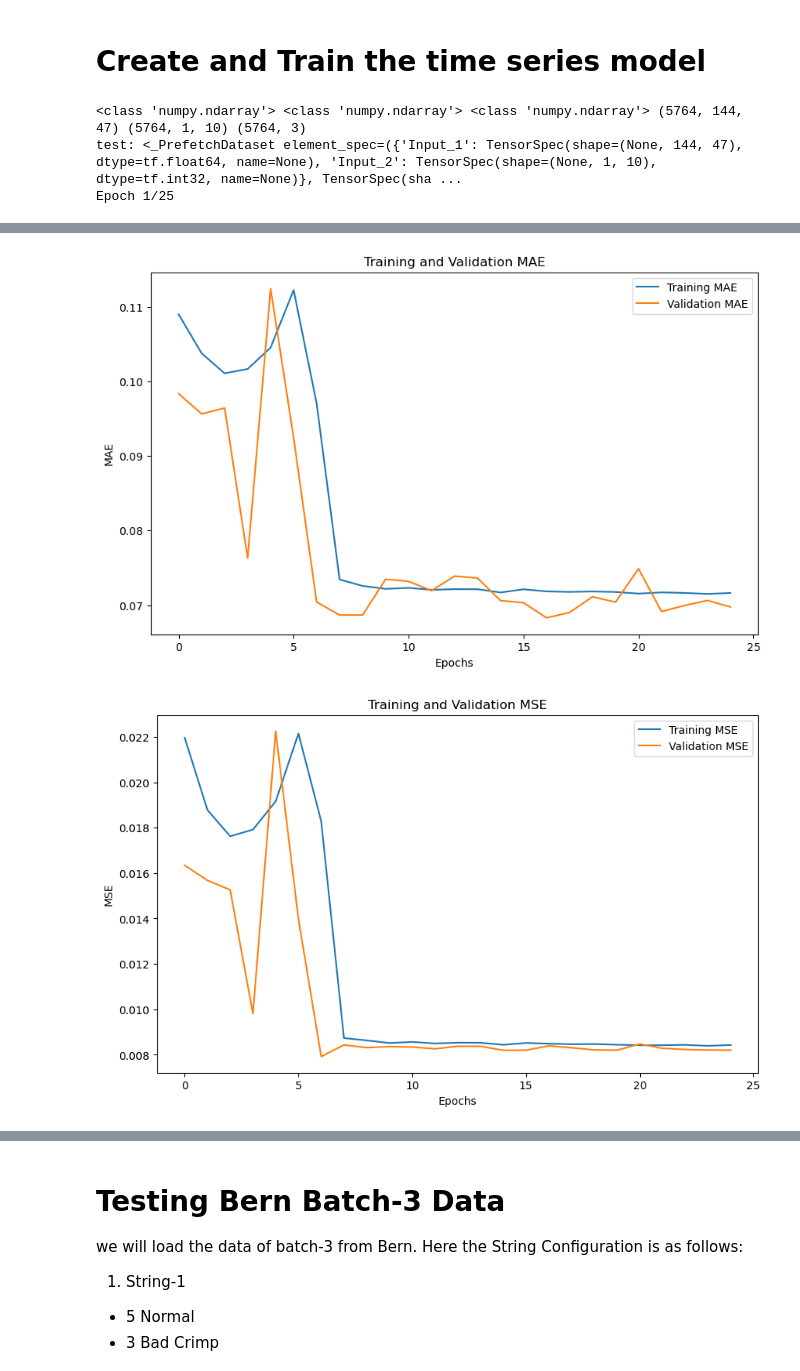
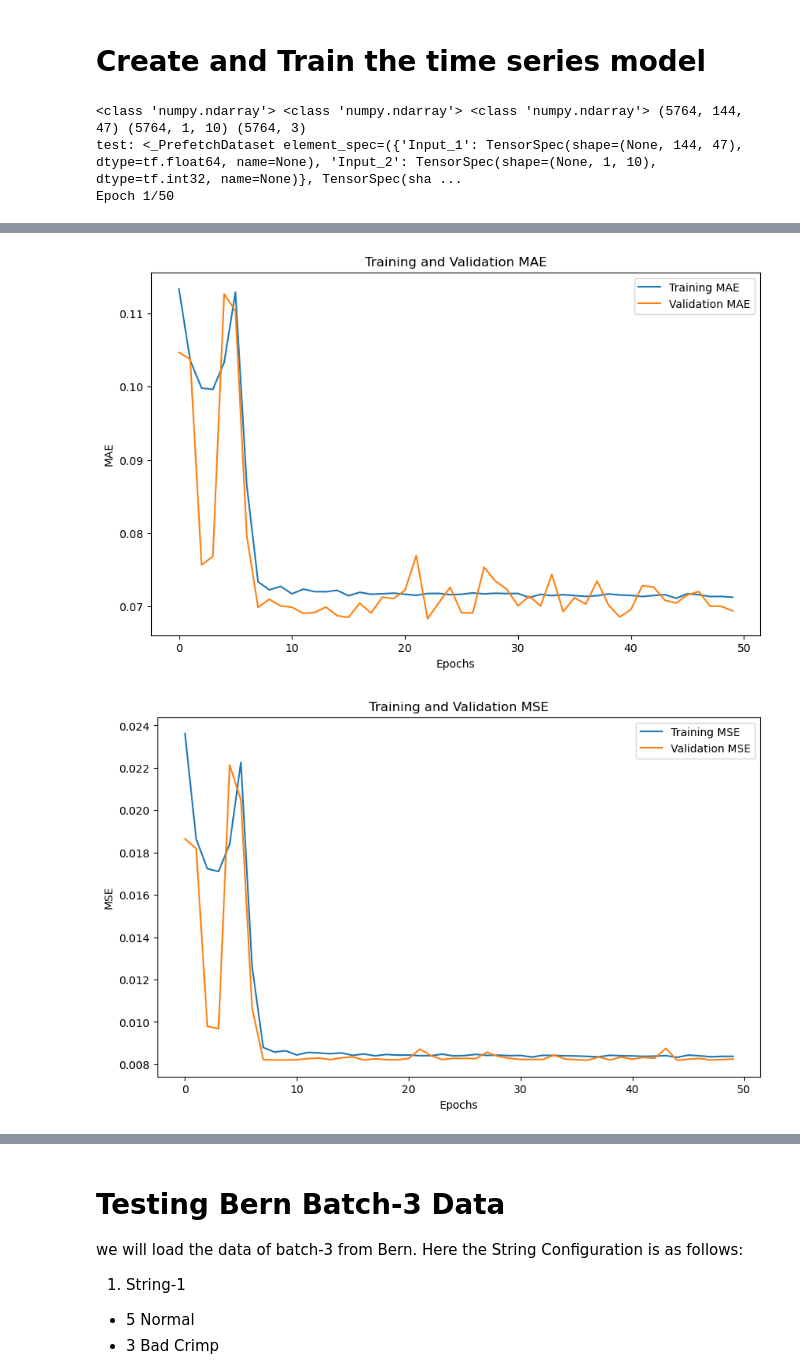
Before and after one commit to joelkaufmann/training_models, a Jupyter notebook: Stable_Combined_Phase1_and_Phase2_model.ipynb, the cells around one changed output, grey strips where cells are left out. Drawn from its saved outputs; the diff is of its cells as text; code cells hidden in the pictures.

```diff
--- a/Stable_Combined_Phase1_and_Phase2_model.ipynb
+++ b/Stable_Combined_Phase1_and_Phase2_model.ipynb
@@ -203,17 +203,17 @@ class timeseries_ml_model():
       # Add positional encoding for transformer
       x = PositionalEncoding(self.time_steps // 4, 256)(x)
 
-      attention_output = MultiHeadAttention(num_heads=8, key_dim=256, kernel_regularizer=regularizers.L1L2(l1=0.01, l2=0.001))(x, x)
+      attention_output = MultiHeadAttention(num_heads=8, key_dim=256, kernel_regularizer=regularizers.L1(0.01))(x, x)
       attention_output = Dropout(0.1)(attention_output)
       attention_output = LayerNormalization(epsilon=1e-6)(attention_output + x)
 
-      ff_output = Dense(256, activation='relu', kernel_regularizer=regularizers.L1L2(l1=0.01, l2=0.001))(attention_output)
+      ff_output = Dense(256, activation='relu', kernel_regularizer=regularizers.L1(0.01))(attention_output)
       ff_output = Dropout(0.1)(ff_output)
       ff_output = LayerNormalization(epsilon=1e-6)(ff_output + attention_output)
 
-      x = Bidirectional(LSTM(128, return_sequences=True, kernel_regularizer=regularizers.L1L2(l1=0.01, l2=0.001)))(ff_output)
+      x = Bidirectional(LSTM(128, return_sequences=True, kernel_regularizer=regularizers.L1(0.01)))(ff_output)
       x = LayerNormalization()(x)
-      x = Bidirectional(LSTM(128, return_sequences=True, kernel_regularizer=regularizers.L1L2(l1=0.01, l2=0.001)))(x)
+      x = Bidirectional(LSTM(128, return_sequences=True, kernel_regularizer=regularizers.L1(0.01)))(x)
       x = LayerNormalization()(x)
 
       x = GlobalAveragePooling1D()(x)
@@ -221,7 +221,7 @@ class timeseries_ml_model():
 
       inputs_2 = tf.keras.Input(shape=(1, MAX_CONNECTORS), name="Input_2")
       y = tf.keras.layers.Masking(mask_value=SUBSTITUE_VALUE)(inputs_2)
-      y = tf.keras.layers.Dense(256, activation='relu', kernel_regularizer=regularizers.L1L2(l1=0.01, l2=0.001))(y)
+      y = tf.keras.layers.Dense(256, activation='relu', kernel_regularizer=regularizers.L1(0.01))(y)
       outputs = Dense(3, activation=self.last_activation)(y+x)
       #loss = tf.keras.losses.sparse_categorical_crossentropy(labels, logits, from_logits=False)
       self.model = tf.keras.Model(inputs=[inputs, inputs_2], outputs=outputs)
@@ -1034,7 +1034,7 @@ features = len(final_dataset_X.columns)
 #scaler = StandardScaler()
 data1 = (np.array(final_dataset_X)).reshape(num_of_trainable_instances, TIMESTEPS, features)
 data2 = final_dataset_x2.reshape(final_dataset_x2.shape[0], 1, 10)
-ai_model = timeseries_ml_model(time_steps= TIMESTEPS, input_features=features, epochs=25, save_best_model_during_training=True)
+ai_model = timeseries_ml_model(time_steps= TIMESTEPS, input_features=features, epochs=50, save_best_model_during_training=True)
 ai_model.get_data(data1, data2, final_dataset_y, 'train')
 
 ai_model.make_model()
@@ -1073,4 +1073,4 @@ plt.show()
 # %% [output]
 <class 'numpy.ndarray'> <class 'numpy.ndarray'> <class 'numpy.ndarray'> (5764, 144, 47) (5764, 1, 10) (5764, 3)
 test: <_PrefetchDataset element_spec=({'Input_1': TensorSpec(shape=(None, 144, 47), dtype=tf.float64, name=None), 'Input_2': TensorSpec(shape=(None, 1, 10), dtype=tf.int32, name=None)}, TensorSpec(sha ...
-Epoch 1/25
+Epoch 1/50
@@ -1094,2 +1094,2 @@ test <class 'keras.src.callbacks.history.History'> {'loss': [303.3277893066406,
-[figure, old version]
+[figure, new version]
-[figure, old version]
+[figure, new version]
```
Also changed, not shown: parts of 5 cells of this notebook, 11 other files.
